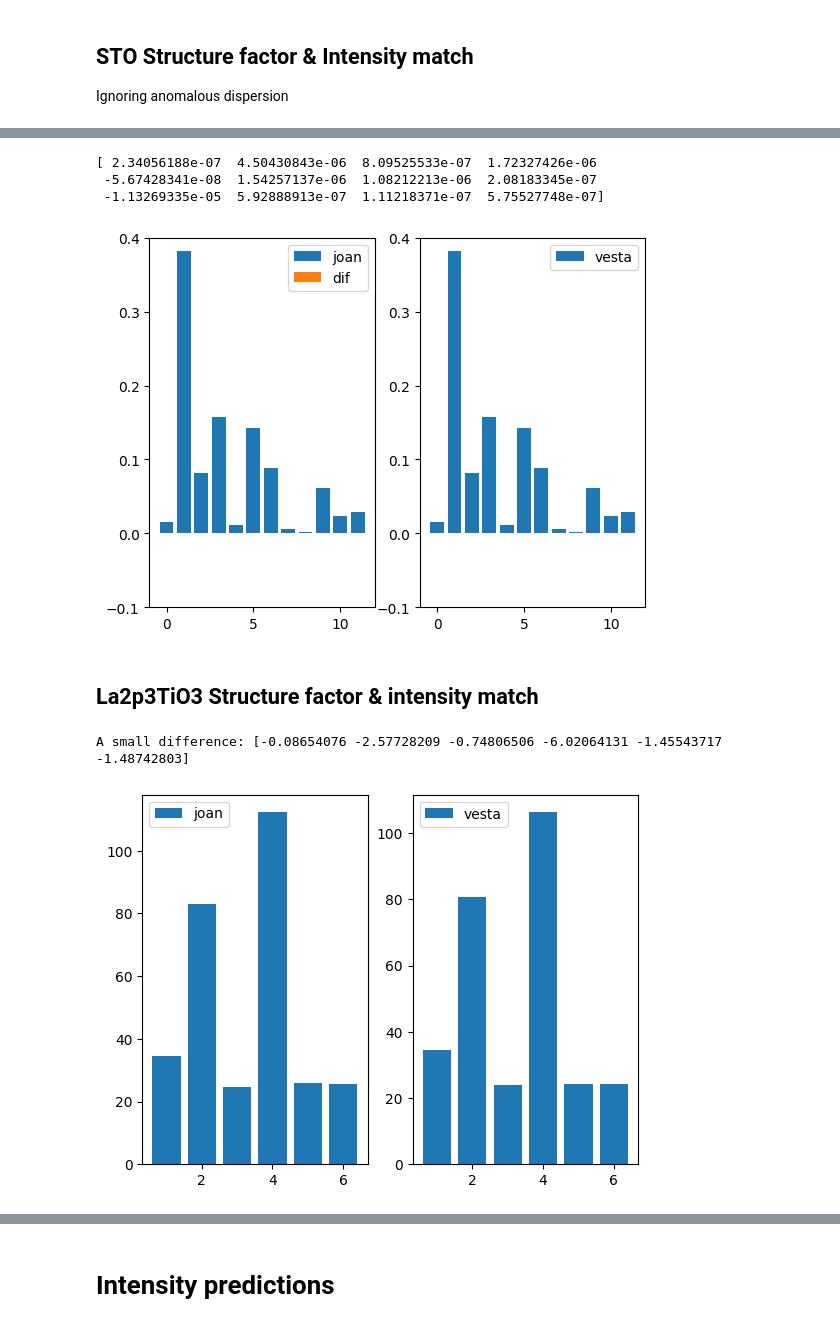
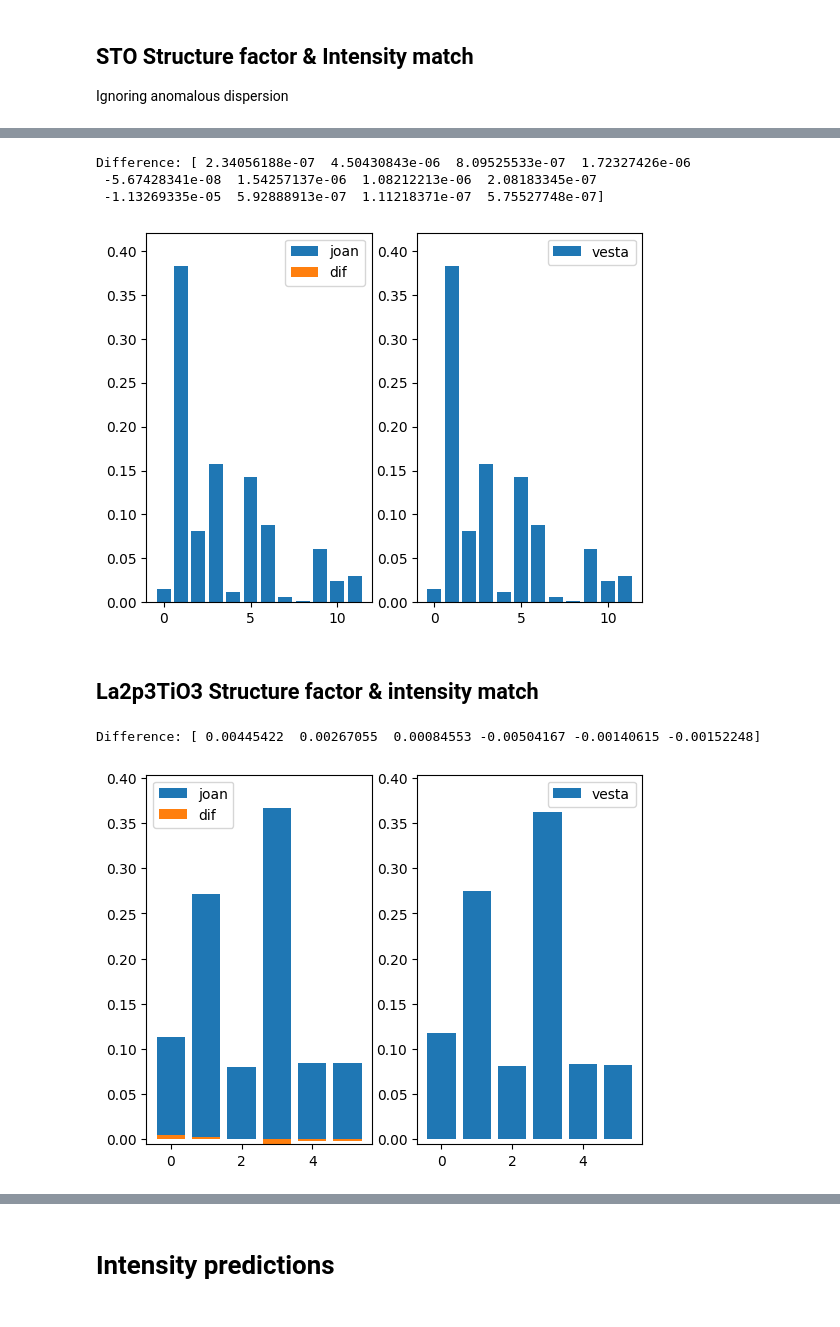
Before and after one commit to beepmo/intense_XRD, a Jupyter notebook: hkl_intensity_calculator3.ipynb, the cells around one changed output, grey strips where cells are left out. Cells and saved outputs as stored; diff of their text form; code cells hidden in the pictures.

```diff
--- a/hkl_intensity_calculator3.ipynb
+++ b/hkl_intensity_calculator3.ipynb
@@ -402,74 +363,49 @@ i211 = I('211',abc_STO,x,M_cub,STO_S)
 i200 = I('200',abc_STO,x,M_cub,STO_S)
 i220 = I('220',abc_STO,x,M_cub,STO_S)
 i221 = I('221',abc_STO,x,M_cub,STO_S)
 i300 = I('300',abc_STO,x,M_cub,STO_S)
 i310 = I('310',abc_STO,x,M_cub,STO_S)
 i311 = I('311',abc_STO,x,M_cub,STO_S)
 i222 = I('222',abc_STO,x,M_cub,STO_S)
 
 i_joan = (i001,i110,i111,i200,i201,i211,i220,i221,i300,i310,i311,i222)
 
 
 # VESTA STO intensities without anomalous dispersion
 i_vesta = (
     3.8539,
     100,
     21.2008,
     41.1848,
     2.9237,
     37.4292,
     23.1229,
     1.4643,
     0.3631,
     15.8968,
     6.3035,
     7.7040,
 )
 
-
-# normalize
-i_joan = np.array(i_joan)
-i_joan = i_joan/i_joan.sum()
-i_vesta = np.array(i_vesta)
-i_vesta = i_vesta/i_vesta.sum()
-
-dif = i_vesta - i_joan
-
-# plot
-n = len(i_vesta) # = len(i_joan)
-ymin = -0.1
-ymax = 0.4
-
-print(dif)
-
-fig, (ax1, ax2) = plt.subplots(1, 2)
-ax1.bar(np.arange(n),i_joan,label='joan')
-ax1.bar(np.arange(n),dif,label='dif')
-ax1.legend()
-ax1.set_ylim([ymin, ymax])
-
-ax2.bar(np.arange(n),i_vesta,label='vesta')
-ax2.legend()
-ax2.set_ylim([ymin, ymax])
-
-plt.show()
+plotter(i_joan,i_vesta)
 # %% [output]
-[ 2.34056188e-07  4.50430843e-06  8.09525533e-07  1.72327426e-06
+Difference: [ 2.34056188e-07  4.50430843e-06  8.09525533e-07  1.72327426e-06
  -5.67428341e-08  1.54257137e-06  1.08212213e-06  2.08183345e-07
  -1.13269335e-05  5.92888913e-07  1.11218371e-07  5.75527748e-07]
-[figure, old version]
+[figure, new version]
 # %% [markdown]
 ## La2p3TiO3 Structure factor & intensity match
 # %%
+# Structure factor comparison: Near completely ordered
+x = 0.353
+
 # Joan La2/3TiO3 structure factors
-x = 0.353 # src default
 s001 = np.absolute(L2p3TO_S('001',x))
 s111 = np.absolute(L2p3TO_S('111',x))
 s110 = np.absolute(L2p3TO_S('110',x))
 s201 = np.absolute(L2p3TO_S('201',x))
 s211 = np.absolute(L2p3TO_S('211',x))
 s200 = np.absolute(L2p3TO_S('200',x))
-
 s_joan = (s001, s110, s111, s200, s201, s211)
 
 # VESTA Ls2/3TiO3 structure factors
@@ -482,15 +418,8 @@ s_vesta = (
     24.2415,
 )
 
-print(f'A small difference: {np.array(s_vesta) - np.array(s_joan)}')
-fig, (ax1, ax2) = plt.subplots(1, 2)
-ax1.bar((1,2,3,4,5,6),s_joan,label='joan')
-ax1.legend()
-ax2.bar((1,2,3,4,5,6),s_vesta,label='vesta')
-ax2.legend()
-
-plt.show()
+plotter(s_joan,s_vesta)
 # %% [output]
-A small difference: [-0.08654076 -2.57728209 -0.74806506 -6.02064131 -1.45543717 -1.48742803]
+Difference: [ 0.00445422  0.00267055  0.00084553 -0.00504167 -0.00140615 -0.00152248]
-[figure, old version]
+[figure, new version]
 # %%
```
Also changed, not shown: parts of 22 cells of this notebook.
